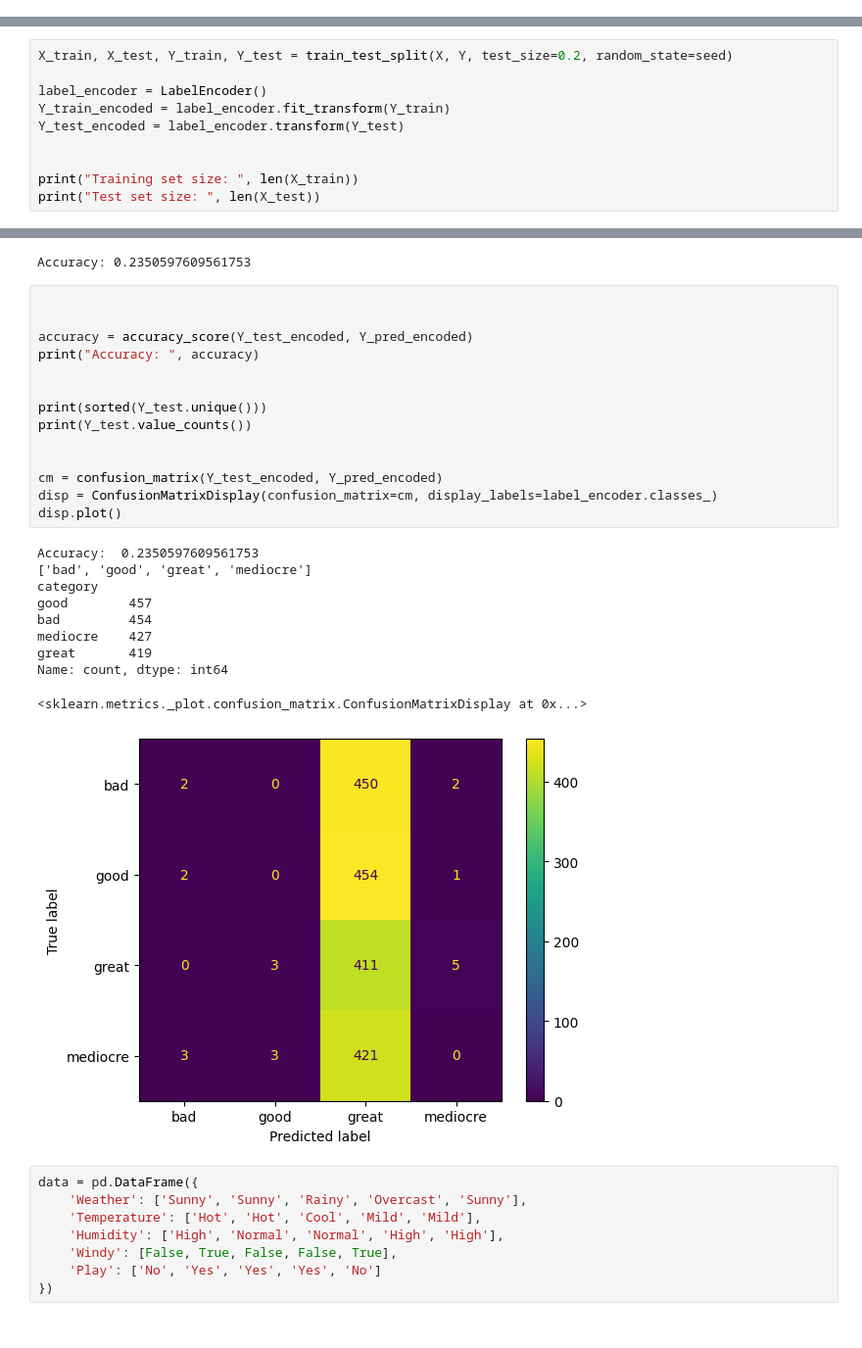
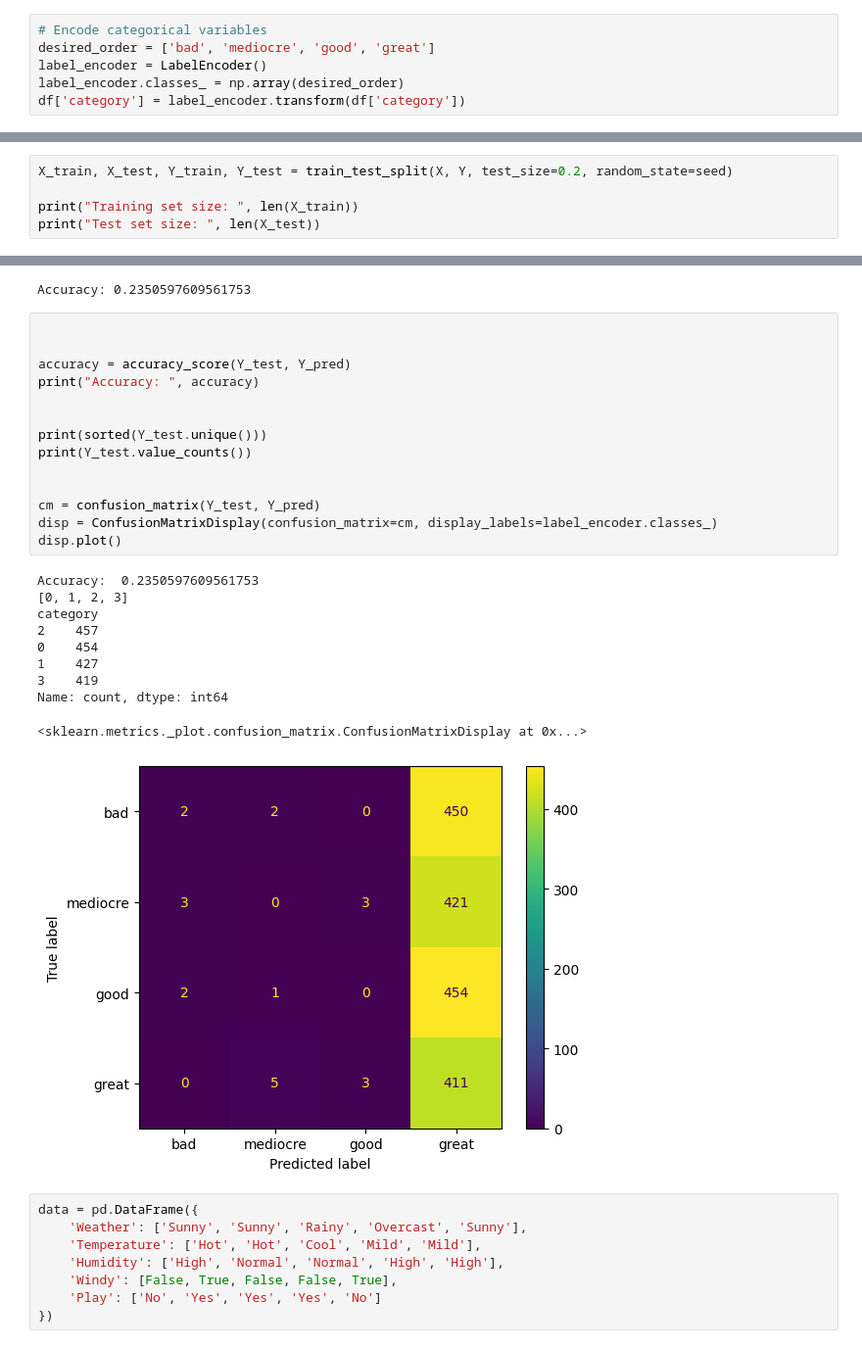
Before and after one commit to jkciesluk/explainable_ai, a Jupyter notebook: c45_tree.ipynb, the cells around one changed output, grey strips where cells are left out. Shown at 98% size. Saved outputs shown, nothing was run; the diff lists cells and outputs as text.

```diff
--- a/c45_tree.ipynb
+++ b/c45_tree.ipynb
@@ -44,6 +44,12 @@ Data columns (total 23 columns):
 [5 rows x 23 columns]
 # %% [markdown]
 # Scoring prediction
+# %%
+# Encode categorical variables
+desired_order = ['bad', 'mediocre', 'good', 'great']
+label_encoder = LabelEncoder()
+label_encoder.classes_ = np.array(desired_order)
+df['category'] = label_encoder.transform(df['category'])
 # %%
 X = df.drop(columns=['vote_average', 'category'])
 X = X.drop(columns=['cast', 'overview'])
@@ -70,11 +76,6 @@ print(df)
 # %%
 X_train, X_test, Y_train, Y_test = train_test_split(X, Y, test_size=0.2, random_state=seed)
 
-label_encoder = LabelEncoder()
-Y_train_encoded = label_encoder.fit_transform(Y_train)
-Y_test_encoded = label_encoder.transform(Y_test)
-
-
 print("Training set size: ", len(X_train))
 print("Test set size: ", len(X_test))
 # %% [output]
@@ -390,28 +387,28 @@ Accuracy: 0.2350597609561753
 # %%
 
 
-accuracy = accuracy_score(Y_test_encoded, Y_pred_encoded)
+accuracy = accuracy_score(Y_test, Y_pred)
 print("Accuracy: ", accuracy)
 
 
 print(sorted(Y_test.unique()))
 print(Y_test.value_counts())
 
 
-cm = confusion_matrix(Y_test_encoded, Y_pred_encoded)
+cm = confusion_matrix(Y_test, Y_pred)
 disp = ConfusionMatrixDisplay(confusion_matrix=cm, display_labels=label_encoder.classes_)
 disp.plot()
 # %% [output]
 Accuracy:  0.2350597609561753
-['bad', 'good', 'great', 'mediocre']
+[0, 1, 2, 3]
 category
-good        457
-bad         454
-mediocre    427
-great       419
+2    457
+0    454
+1    427
+3    419
 Name: count, dtype: int64
 <sklearn.metrics._plot.confusion_matrix.ConfusionMatrixDisplay at 0x...>
-[figure, old version]
+[figure, new version]
 # %%
 data = pd.DataFrame({
     'Weather': ['Sunny', 'Sunny', 'Rainy', 'Overcast', 'Sunny'],
```
Also changed, not shown: parts of 6 cells of this notebook, 1 other file.
